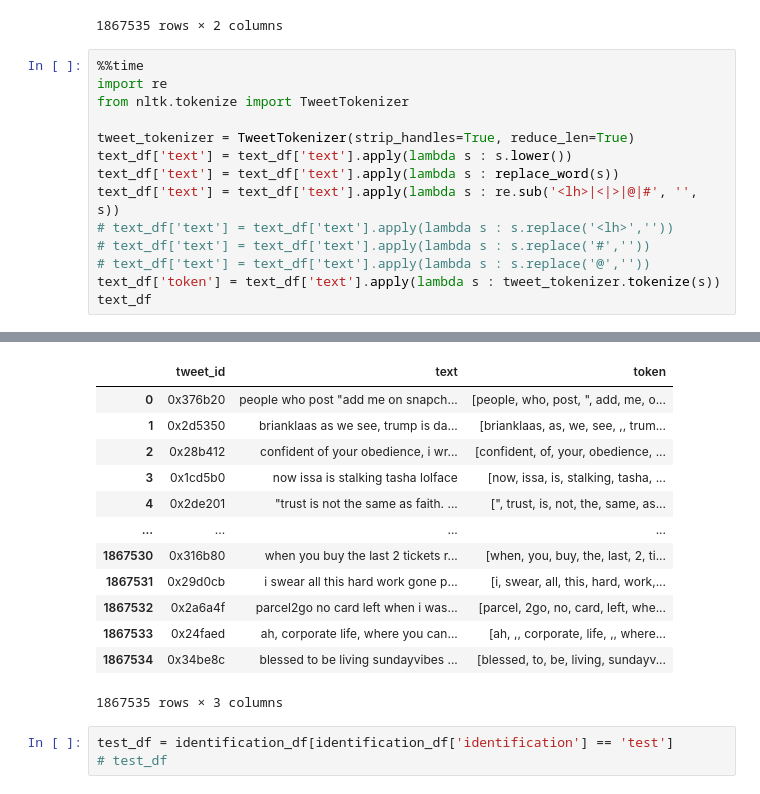
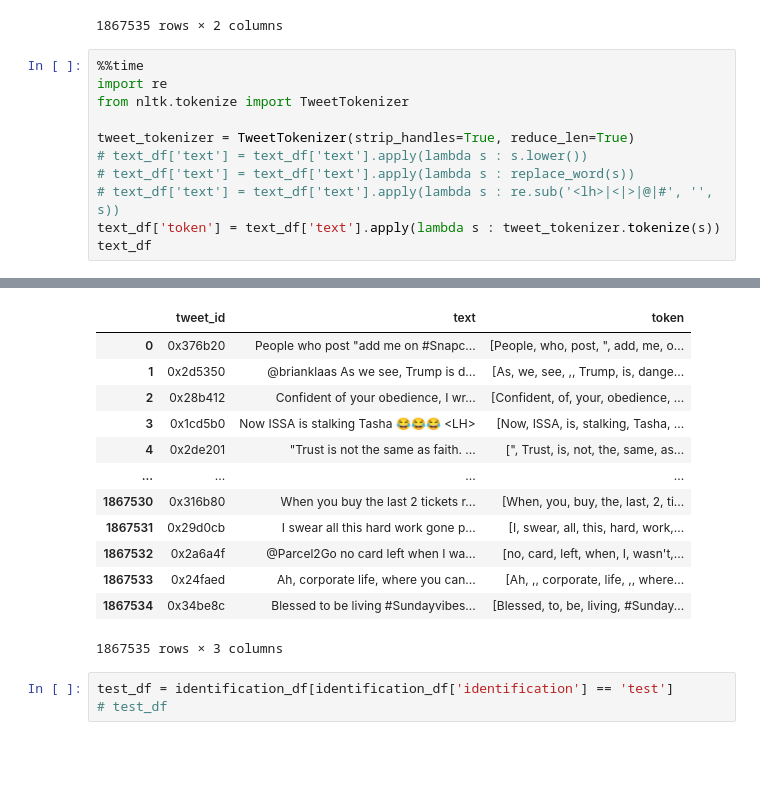
Before and after one commit to wuling31715/2020-NTHU-Data-Mining, a Jupyter notebook: lab2/kaggle/kashgari/26.ipynb, the cells around one changed output, grey strips where cells are left out. Saved outputs shown, nothing was run; the diff lists cells and outputs as text; blank space fills up the shorter version.

```diff
--- a/lab2/kaggle/kashgari/26.ipynb
+++ b/lab2/kaggle/kashgari/26.ipynb
@@ -188,12 +188,9 @@ import re
 from nltk.tokenize import TweetTokenizer
 
 tweet_tokenizer = TweetTokenizer(strip_handles=True, reduce_len=True)
-text_df['text'] = text_df['text'].apply(lambda s : s.lower())
-text_df['text'] = text_df['text'].apply(lambda s : replace_word(s))
-text_df['text'] = text_df['text'].apply(lambda s : re.sub('<lh>|<|>|@|#', '', s))
-# text_df['text'] = text_df['text'].apply(lambda s : s.replace('<lh>',''))
-# text_df['text'] = text_df['text'].apply(lambda s : s.replace('#',''))
-# text_df['text'] = text_df['text'].apply(lambda s : s.replace('@',''))
+# text_df['text'] = text_df['text'].apply(lambda s : s.lower())
+# text_df['text'] = text_df['text'].apply(lambda s : replace_word(s))
+# text_df['text'] = text_df['text'].apply(lambda s : re.sub('<lh>|<|>|@|#', '', s))
 text_df['token'] = text_df['text'].apply(lambda s : tweet_tokenizer.tokenize(s))
 text_df
 # %% [output]
@@ -202,15 +199,15 @@ Wall time: 2min 22s
 |  | tweet_id | text | token |
-| 0 | 0x376b20 | people who post "add me on snapch... | [people, who, post, ", add, me, o... |
-| 1 | 0x2d5350 | brianklaas as we see, trump is da... | [brianklaas, as, we, see, ,, trum... |
-| 2 | 0x28b412 | confident of your obedience, i wr... | [confident, of, your, obedience, ... |
-| 3 | 0x1cd5b0 | now issa is stalking tasha lolface | [now, issa, is, stalking, tasha, ... |
-| 4 | 0x2de201 | "trust is not the same as faith. ... | [", trust, is, not, the, same, as... |
+| 0 | 0x376b20 | People who post "add me on #Snapc... | [People, who, post, ", add, me, o... |
+| 1 | 0x2d5350 | @brianklaas As we see, Trump is d... | [As, we, see, ,, Trump, is, dange... |
+| 2 | 0x28b412 | Confident of your obedience, I wr... | [Confident, of, your, obedience, ... |
+| 3 | 0x1cd5b0 | Now ISSA is stalking Tasha 😂😂😂 <LH> | [Now, ISSA, is, stalking, Tasha, ... |
+| 4 | 0x2de201 | "Trust is not the same as faith. ... | [", Trust, is, not, the, same, as... |
 | ... | ... | ... | ... |
-| 1867530 | 0x316b80 | when you buy the last 2 tickets r... | [when, you, buy, the, last, 2, ti... |
-| 1867531 | 0x29d0cb | i swear all this hard work gone p... | [i, swear, all, this, hard, work,... |
-| 1867532 | 0x2a6a4f | parcel2go no card left when i was... | [parcel, 2go, no, card, left, whe... |
-| 1867533 | 0x24faed | ah, corporate life, where you can... | [ah, ,, corporate, life, ,, where... |
-| 1867534 | 0x34be8c | blessed to be living sundayvibes ... | [blessed, to, be, living, sundayv... |
+| 1867530 | 0x316b80 | When you buy the last 2 tickets r... | [When, you, buy, the, last, 2, ti... |
+| 1867531 | 0x29d0cb | I swear all this hard work gone p... | [I, swear, all, this, hard, work,... |
+| 1867532 | 0x2a6a4f | @Parcel2Go no card left when I wa... | [no, card, left, when, I, wasn't,... |
+| 1867533 | 0x24faed | Ah, corporate life, where you can... | [Ah, ,, corporate, life, ,, where... |
+| 1867534 | 0x34be8c | Blessed to be living #Sundayvibes... | [Blessed, to, be, living, #Sunday... |
 1867535 rows × 3 columns
 # %%
 test_df = identification_df[identification_df['identification'] == 'test']
```
Also changed, not shown: parts of 10 cells of this notebook, 1 other file.
